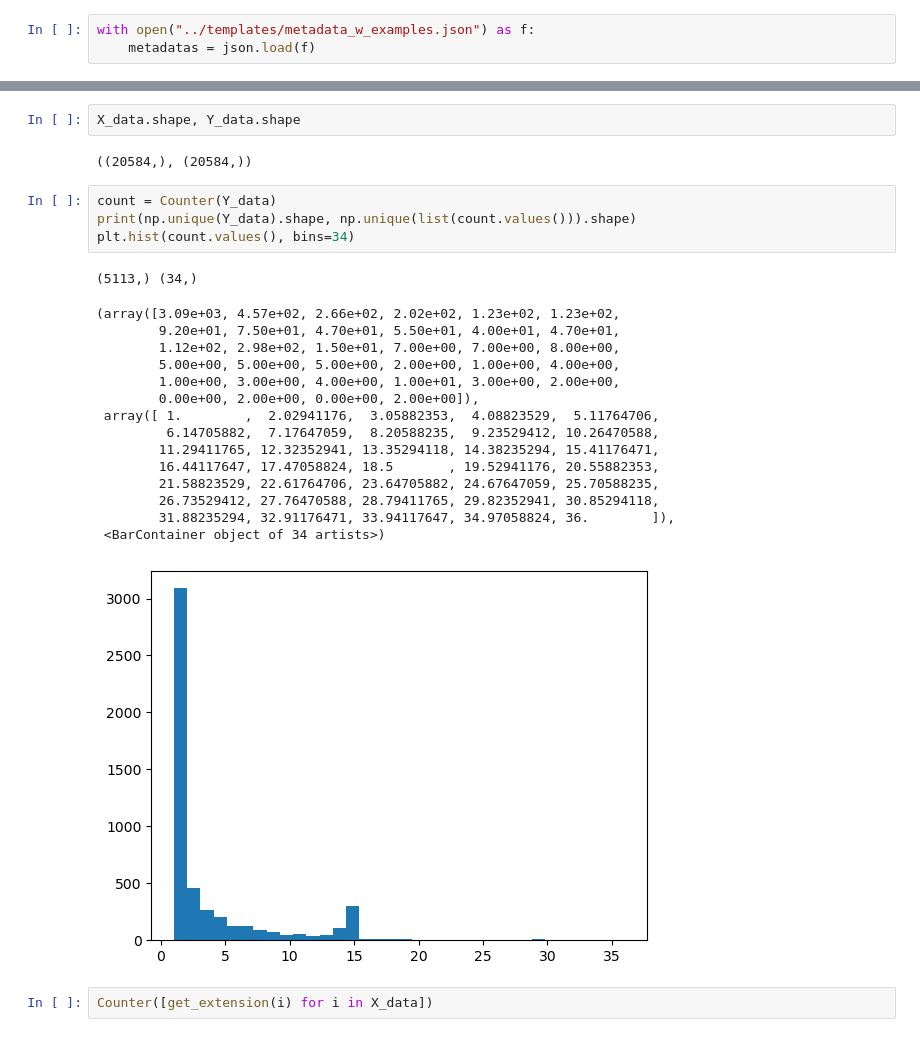
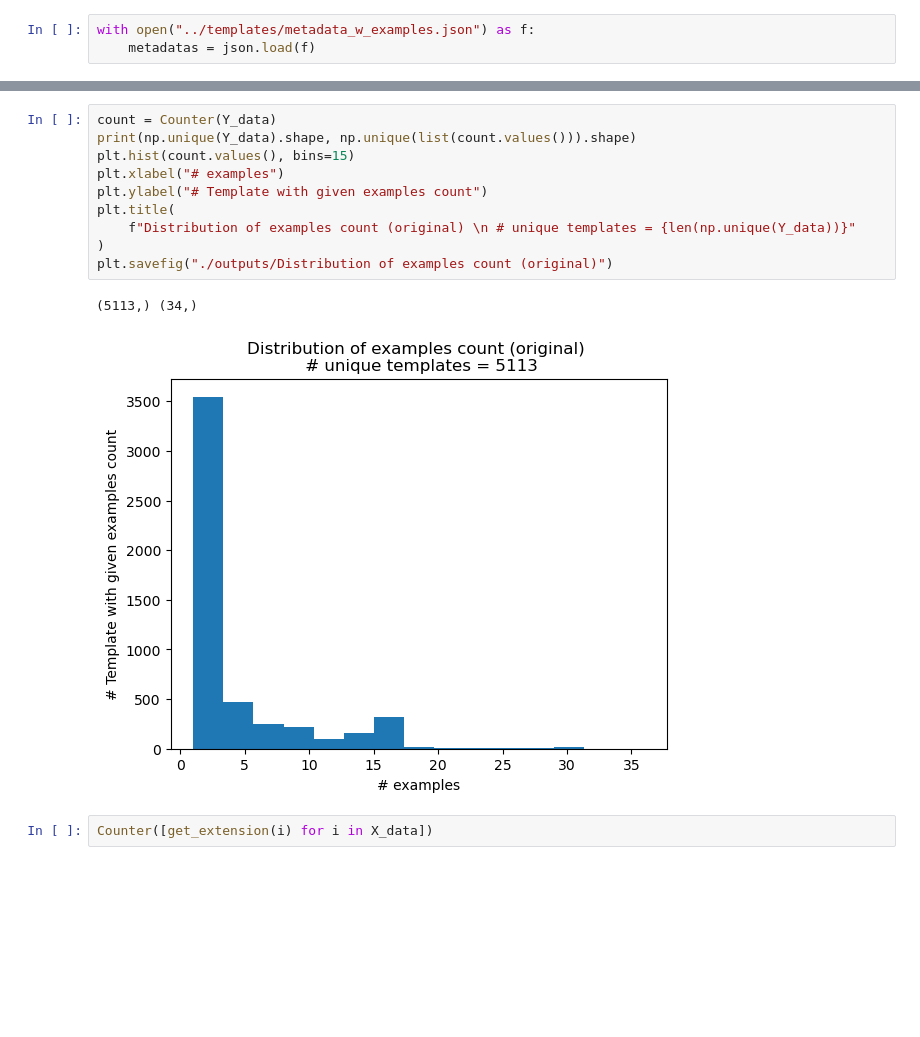
Before and after one commit to lehoangchibach/gif_analytics, a Jupyter notebook: notebooks/preprocessing.ipynb, the cells around one changed output, grey strips where cells are left out. Saved outputs shown, nothing was run; the diff lists cells and outputs as text; blank space fills up the shorter version.

```diff
--- a/notebooks/preprocessing.ipynb
+++ b/notebooks/preprocessing.ipynb
@@ -60,28 +63,16 @@ X_data, Y_data = np.array(_X), np.array([int(y) for y in _Y])
-# %%
-X_data.shape, Y_data.shape
-# %% [output]
-((20584,), (20584,))
 # %%
 count = Counter(Y_data)
 print(np.unique(Y_data).shape, np.unique(list(count.values())).shape)
-plt.hist(count.values(), bins=34)
+plt.hist(count.values(), bins=15)
+plt.xlabel("# examples")
+plt.ylabel("# Template with given examples count")
+plt.title(
+    f"Distribution of examples count (original) \n # unique templates = {len(np.unique(Y_data))}"
+)
+plt.savefig("./outputs/Distribution of examples count (original)")
 # %% [output]
 (5113,) (34,)
-(array([3.09e+03, 4.57e+02, 2.66e+02, 2.02e+02, 1.23e+02, 1.23e+02,
-        9.20e+01, 7.50e+01, 4.70e+01, 5.50e+01, 4.00e+01, 4.70e+01,
-        1.12e+02, 2.98e+02, 1.50e+01, 7.00e+00, 7.00e+00, 8.00e+00,
-        5.00e+00, 5.00e+00, 5.00e+00, 2.00e+00, 1.00e+00, 4.00e+00,
-        1.00e+00, 3.00e+00, 4.00e+00, 1.00e+01, 3.00e+00, 2.00e+00,
-        0.00e+00, 2.00e+00, 0.00e+00, 2.00e+00]),
- array([ 1.        ,  2.02941176,  3.05882353,  4.08823529,  5.11764706,
-         6.14705882,  7.17647059,  8.20588235,  9.23529412, 10.26470588,
-        11.29411765, 12.32352941, 13.35294118, 14.38235294, 15.41176471,
-        16.44117647, 17.47058824, 18.5       , 19.52941176, 20.55882353,
-        21.58823529, 22.61764706, 23.64705882, 24.67647059, 25.70588235,
-        26.73529412, 27.76470588, 28.79411765, 29.82352941, 30.85294118,
-        31.88235294, 32.91176471, 33.94117647, 34.97058824, 36.        ]),
- <BarContainer object of 34 artists>)
-[figure, old version]
+[figure, new version]
 # %%
 Counter([get_extension(i) for i in X_data])
 # %% [output]
```
Also changed, not shown: parts of 8 cells of this notebook, 2 other files.
